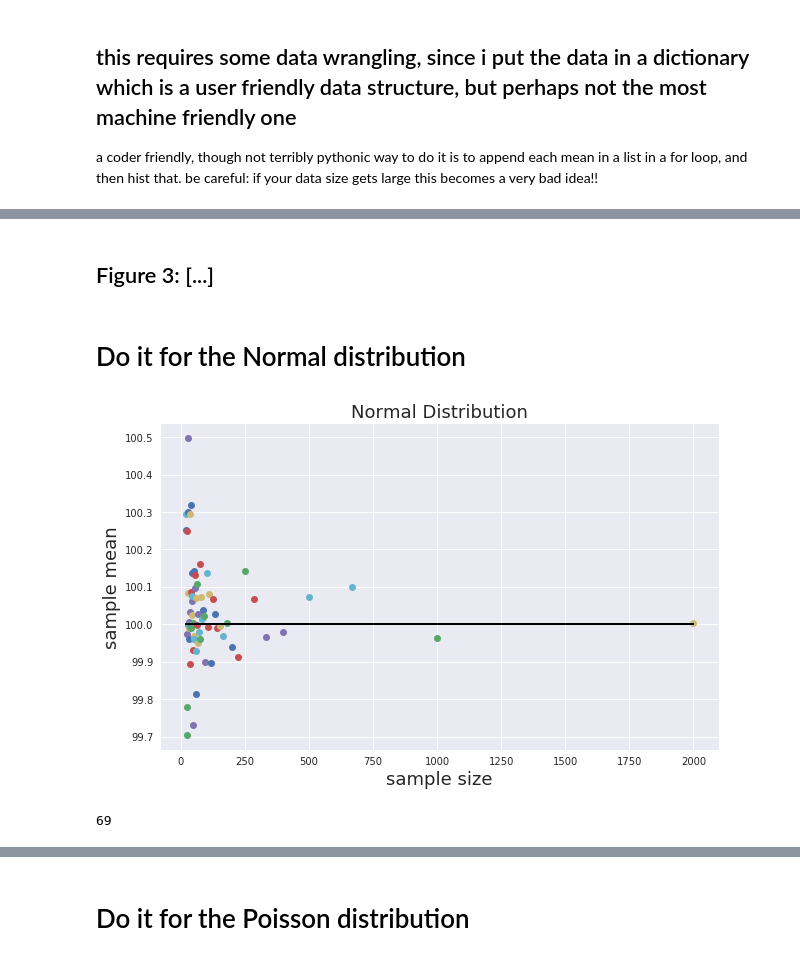
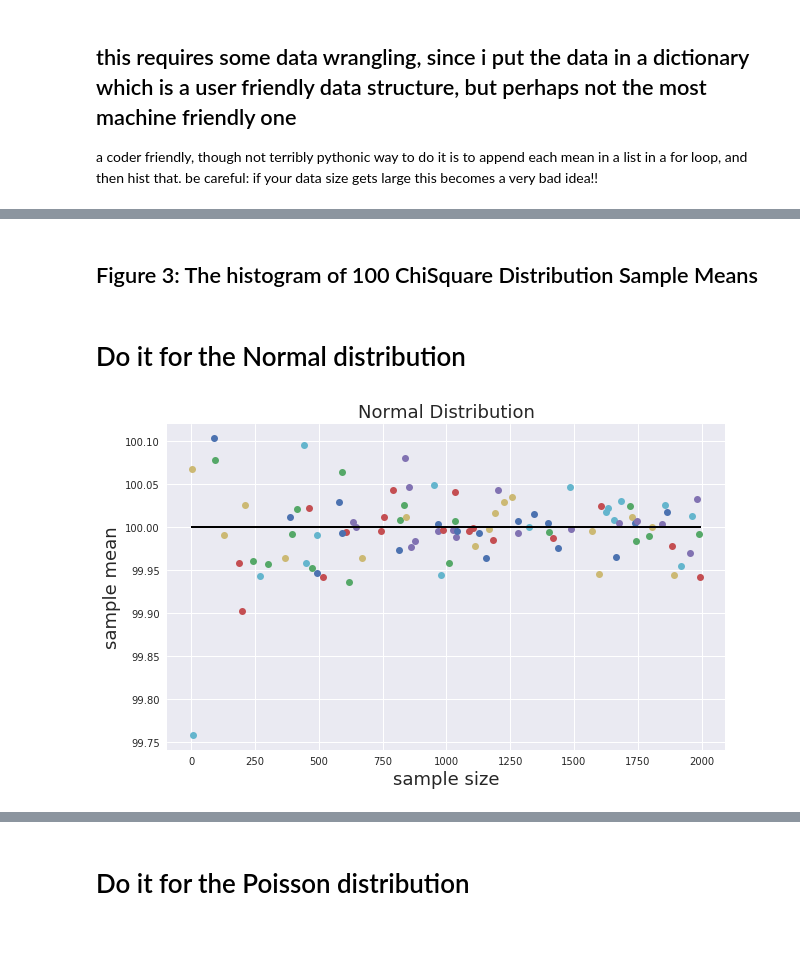
Before and after one commit to tanyani/PUI2018_tn1050, a Jupyter notebook: HW4_tn1050/Assignment1-Solutions.ipynb, the cells around one changed output, grey strips where cells are left out. Drawn from its saved outputs; the diff is of its cells as text; code cells hidden in the pictures.

```diff
--- a/HW4_tn1050/Assignment1-Solutions.ipynb
+++ b/HW4_tn1050/Assignment1-Solutions.ipynb
@@ -146,5 +142,5 @@ Text(0.5,1,'Chisquare Sample Means')
-# %% [markdown]
-## Figure 3: [...]
+# %% [markdown]
+## Figure 3: The histogram of 100 ChiSquare Distribution Sample Means
 # %% [markdown]
 # Do it for the Normal distribution
 # %%
@@ -152,30 +148,25 @@ Text(0.5,1,'Chisquare Sample Means')
 # %%
 dist='gaus'
 
-mysize = (2000 / (np.array(range(1, 100)))).astype(int)
 md[dist] = {}
 
 for n in mysize:
     md[dist][n] = np.random.normal(df, size = n)
 
 md[dist]['means'] = {}
 axchisq_mu_n = pl.figure(figsize=(10,6)).add_subplot(111)
 
 for nn in md[dist]:
     if not type(nn) == str:
         md[dist]['means'][nn] = md[dist][nn].mean()
         #and plot it
         axchisq_mu_n.plot(nn, md[dist]['means'][nn], 'o')
         axchisq_mu_n.set_xlabel('sample size', fontsize=18)
         axchisq_mu_n.set_ylabel('sample mean', fontsize=18)
         axchisq_mu_n.set_title('Normal Distribution', fontsize=18)
         axchisq_mu_n.plot([min(mysize), max(mysize)], [df, df], 'k')
 # %% [output]
-[figure, old version]
+[figure, new version]
-# %%
-len(md['gaus']['means'])
-# %% [output]
-69
 # %%
 allmeans = list(md[dist]['means'].values())
 
```
Also changed, not shown: parts of 22 cells of this notebook.
